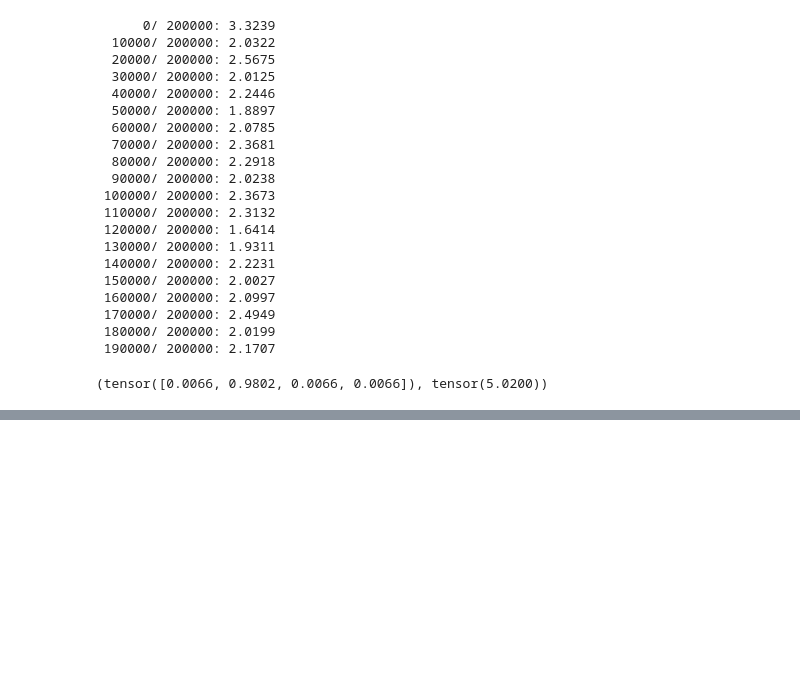
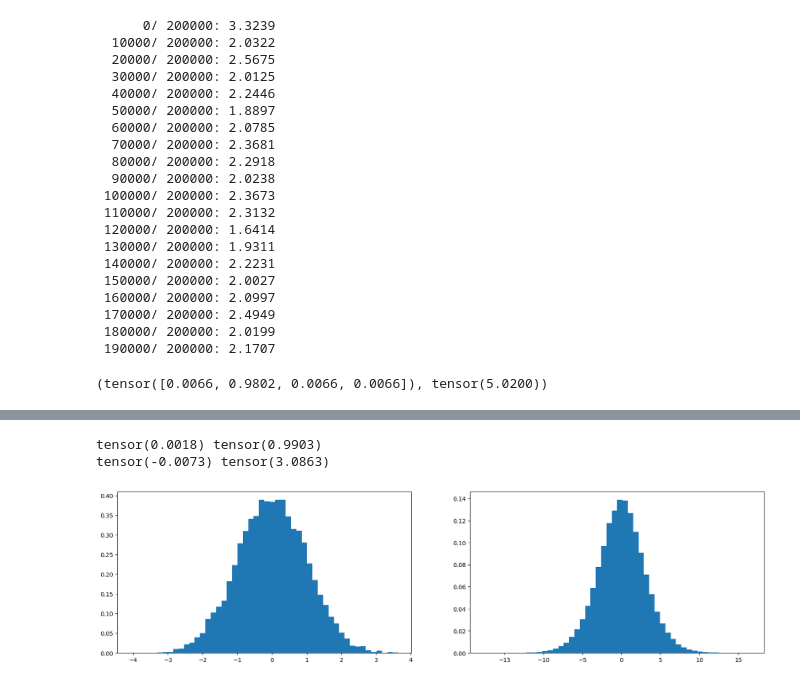
Before and after one commit to patrickmgebhard/makemore, a Jupyter notebook: build_makemore_mlp2.ipynb, the cells around one changed output, grey strips where cells are left out. Saved outputs shown, nothing was run; the diff lists cells and outputs as text; code cells hidden in the pictures; blank space fills up the shorter version.

```diff
--- a/build_makemore_mlp2.ipynb
+++ b/build_makemore_mlp2.ipynb
@@ -218,0 +222,19 @@ probs, loss
+# %%
+# Kaiming init
+
+# In the example below you can see that the distribution of the output nodes is larger than the distribution of the input nodes, which makes sense because you do the matrix multiplication. Hence, this will put our activations closer to the inactive tanh region. Our goal is to "kaim" the weights in a way that the SD of y = x. The "Kaiming init" paper https://arxiv.org/abs/1502.01852 looks into the proper correction values.
+# Nowadays, this is not such a big problem anymore, because of several innovations, but still one should keep this in mind.
+x = torch.randn(1000, 10)
+w = torch.randn(10, 200)
+y = x @ w
+print(x.mean(), x.std())
+print(y.mean(), y.std())
+plt.figure(figsize=(20, 5))
+plt.subplot(121)
+plt.hist(x.view(-1).tolist(), 50, density=True);
+plt.subplot(122)
+plt.hist(y.view(-1).tolist(), 50, density=True);
+# %% [output]
+tensor(0.0018) tensor(0.9903)
+tensor(-0.0073) tensor(3.0863)
+[figure, added]
```
Also changed, not shown: parts of 2 cells of this notebook.
